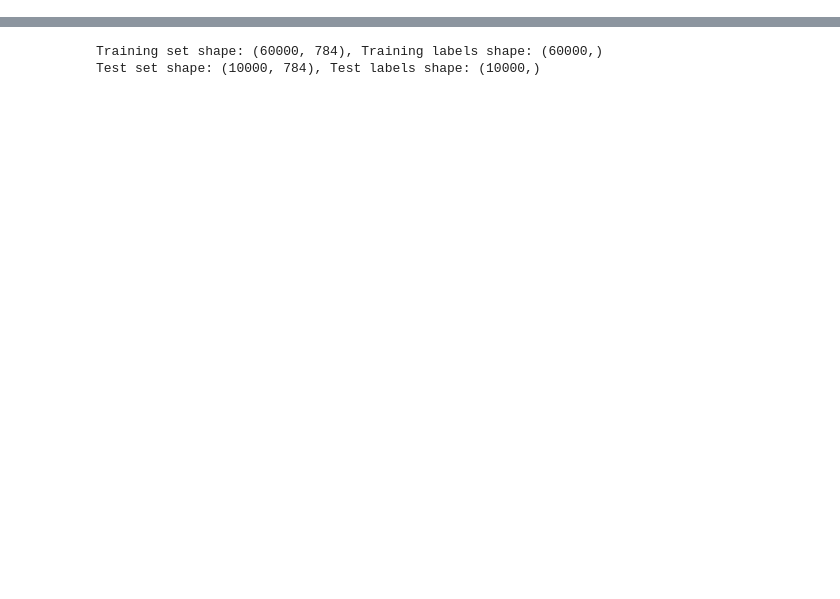
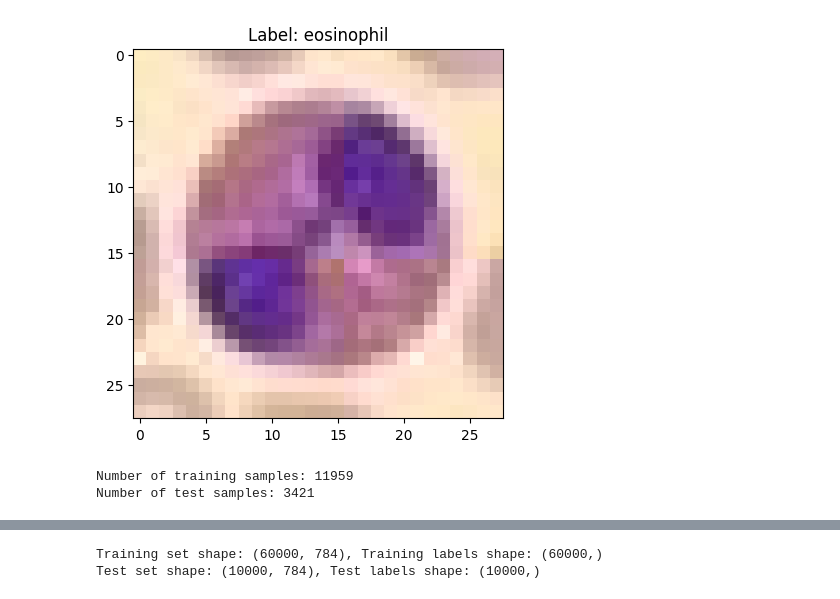
Before and after one commit to ChristinaVlach/Introduction-Statistical-Data-Analysis-Machine-Learning, a Jupyter notebook: classification/convolutional_neural_networks_exercises.ipynb, the cells around one changed output, grey strips where cells are left out. Drawn from its saved outputs; the diff is of its cells as text; code cells hidden in the pictures; blank space fills up the shorter version.

```diff
--- a/classification/convolutional_neural_networks_exercises.ipynb
+++ b/classification/convolutional_neural_networks_exercises.ipynb
@@ -0,0 +63,38 @@
+# %%
+import matplotlib.pyplot as plt
+import numpy as np
+
+idx = np.random.randint(0,1000)
+image = train_dataset[idx][0]
+l = str(train_dataset[idx][1][0])
+image_label = labels[l]
+
+image_np = np.array(image)
+
+
+# Plot the image
+plt.imshow(image_np)
+plt.title(f"Label: {image_label}")
+plt.show()
+# %% [output]
+[figure, added]
+# %%
+from torch.utils import data
+from torchvision import transforms
+
+data_transform = transforms.Compose([
+    transforms.ToTensor(),
+    transforms.Normalize(mean=[.5], std=[.5])
+])
+
+train_dataset = BloodMNIST(split="train", transform=data_transform)
+test_dataset = BloodMNIST(split="test", transform=data_transform)
+
+train_loader = data.DataLoader(dataset=train_dataset, batch_size=16, shuffle=True)
+test_loader = data.DataLoader(dataset=test_dataset, batch_size=16, shuffle=False)
+
+print(f"Number of training samples: {len(train_dataset)}")
+print(f"Number of test samples: {len(test_dataset)}")
+# %% [output]
+Number of training samples: 11959
+Number of test samples: 3421
```
Also changed, not shown: parts of 58 cells of this notebook, 1 other file.
